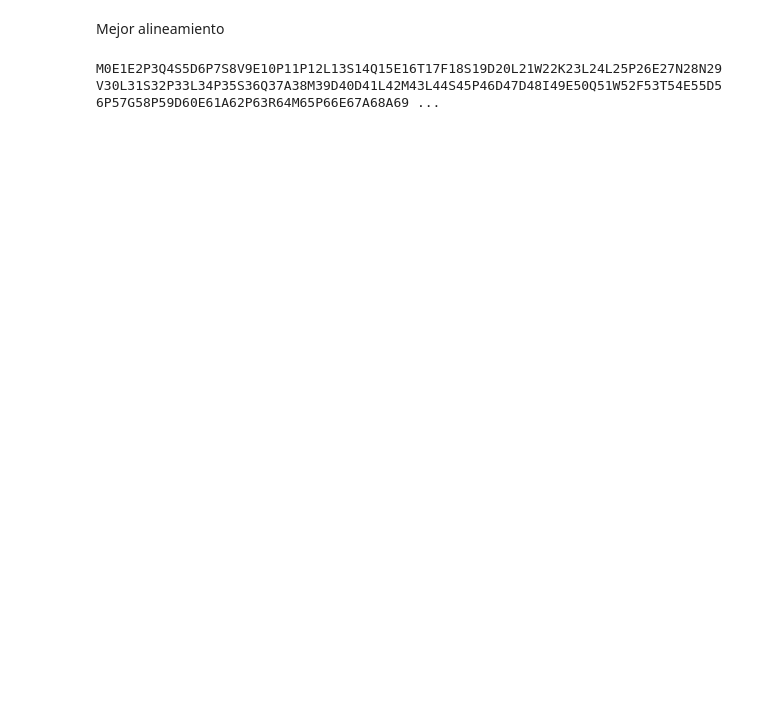
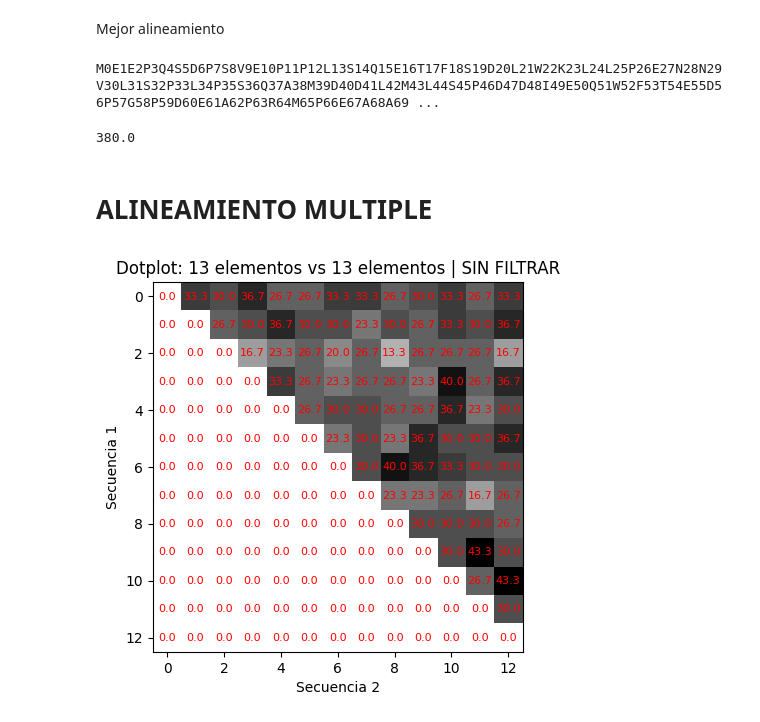
Before and after one commit to agusscarmu/Advanced_Bioinformatic, a Jupyter notebook: TP2.ipynb, the cells around one changed output. Saved outputs shown, nothing was run; the diff lists cells and outputs as text; code cells hidden in the pictures; blank space fills up the shorter version.

```diff
--- a/TP2.ipynb
+++ b/TP2.ipynb
@@ -213,8 +244,10 @@ Y cargamos una proteina existente, tomando como primer secuencia los primeros 10
 prot = SeqIO.read("./documents/my_prot.txt","swiss")
 prot_seq1 = prot.seq[:100]
 prot_seq2 = prot.seq[:150]
-prot_k=10
-prot_align, prot_dotplot, prot_f_dotplot = alignment(prot_seq1, prot_seq2, prot_k, 'PROTEIN', 5)
+prot_k=3
+
+# Threshold es opcional. Si no se le envia nada en ese parametro, la funcion calculara el umbral en base a la media del score de la diagonal principal de la primer secuencia
+prot_align, prot_dotplot, prot_f_dotplot, score = alignment(prot_seq1, prot_seq2, prot_k, 'PROTEIN', threshold=5)
 # %% [markdown]
 Grafico Sin filtrar
 # %%
@@ -235,0 +269,37 @@ M0E1E2P3Q4S5D6P7S8V9E10P11P12L13S14Q15E16T17F18S19D20L21W22K23L24L25P26E27N28N29
+# %%
+print(score)
+# %% [output]
+380.0
+# %% [markdown]
+# ALINEAMIENTO MULTIPLE
+# %%
+def align_seq(seq1, seq2):
+    alignments = pairwise2.align.globalxx(seq1, seq2)
+    alignment = alignments[0]
+    # Calcula la identidad (número de coincidencias sobre el largo)
+    identidad = alignment.score / min(len(seq1), len(seq2)) * 100  # Porcentaje de identidad
+    return identidad
+# %%
+def d_matrix(seqs):
+    n = len(seqs)
+    matrix = np.zeros((n, n))
+    for i in range(n):
+        for j in range(i+1, n):
+            score = align_seq(seqs[i], seqs[j])
+            matrix[i, j] = score
+    return matrix
+# %%
+def obtain_protein_sequence(prot,k):
+    sequences = []
+    i = 0
+    while i<=(len(prot)-k):
+        sequences.append(prot.seq[i:i+k])
+        i+=k
+    return sequences
+# %%
+sequences = obtain_protein_sequence(prot,30)
+
+distance_matrix = d_matrix(sequences)
+show_dotplot(distance_matrix, show_values=True)
+# %% [output]
+[figure, added]
```
Also changed, not shown: parts of 9 cells of this notebook.
